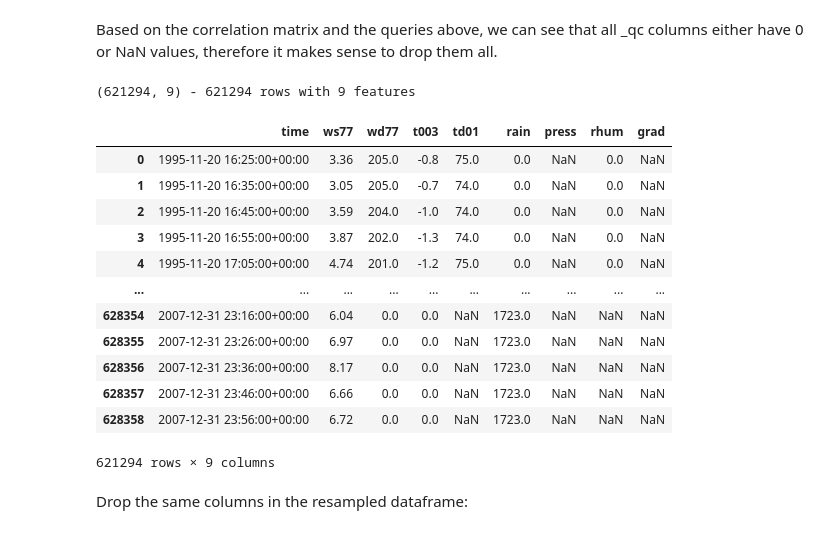
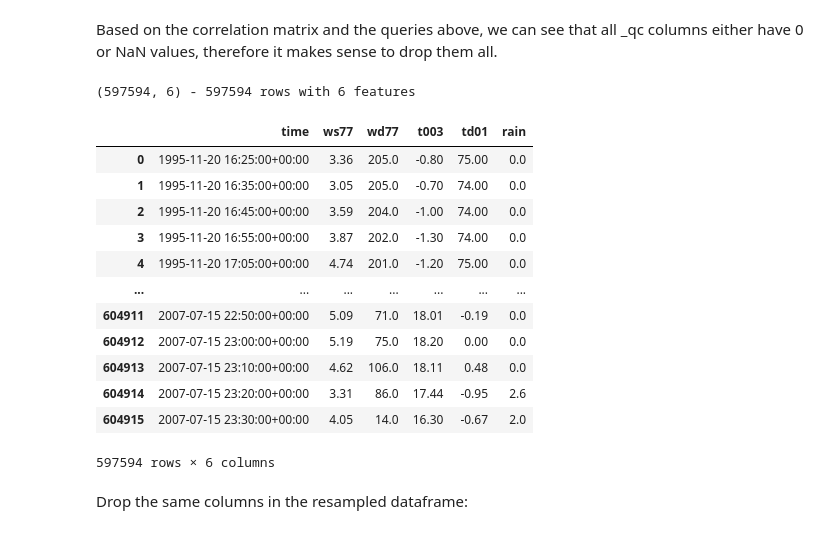
Before and after one commit to maxim-zavidei/viauc-mal1-a23, a Jupyter notebook: assignment3/assignment3-solution.ipynb, the cells around one changed output. Drawn from its saved outputs; the diff is of its cells as text; code cells hidden in the pictures.

```diff
--- a/assignment3/assignment3-solution.ipynb
+++ b/assignment3/assignment3-solution.ipynb
@@ -382,23 +382,24 @@ True
 Based on the correlation matrix and the queries above, we can see that all _qc columns either have 0 or
 NaN values, therefore it makes sense to drop them all.
 # %%
-mast_clean_df = mast_clean_df.drop(columns=['ws77_qc', 'wd77_qc', 't003_qc', 'td01_qc', 'rain_qc', 'press_qc', 'rhum_qc', 'grad_qc'])
+mast_clean_df = mast_clean_df.drop(columns=['ws77_qc', 'wd77_qc', 't003_qc', 'td01_qc', 'rain_qc', 'press_qc', 'rhum_qc', 'grad_qc', 'grad', 'rhum', 'press'])
+mast_clean_df = mast_clean_df.dropna()
 print(mast_clean_df.shape, f"- {mast_clean_df.shape[0]} rows with {mast_clean_df.shape[1]} features")
 mast_clean_df
 # %% [output]
-(621294, 9) - 621294 rows with 9 features
+(597594, 6) - 597594 rows with 6 features
-|  | time | ws77 | wd77 | t003 | td01 | rain | press | rhum | grad |
-| 0 | 1995-11-20 16:25:00+00:00 | 3.36 | 205.0 | -0.8 | 75.0 | 0.0 | NaN | 0.0 | NaN |
-| 1 | 1995-11-20 16:35:00+00:00 | 3.05 | 205.0 | -0.7 | 74.0 | 0.0 | NaN | 0.0 | NaN |
-| 2 | 1995-11-20 16:45:00+00:00 | 3.59 | 204.0 | -1.0 | 74.0 | 0.0 | NaN | 0.0 | NaN |
-| 3 | 1995-11-20 16:55:00+00:00 | 3.87 | 202.0 | -1.3 | 74.0 | 0.0 | NaN | 0.0 | NaN |
-| 4 | 1995-11-20 17:05:00+00:00 | 4.74 | 201.0 | -1.2 | 75.0 | 0.0 | NaN | 0.0 | NaN |
-| ... | ... | ... | ... | ... | ... | ... | ... | ... | ... |
-| 628354 | 2007-12-31 23:16:00+00:00 | 6.04 | 0.0 | 0.0 | NaN | 1723.0 | NaN | NaN | NaN |
-| 628355 | 2007-12-31 23:26:00+00:00 | 6.97 | 0.0 | 0.0 | NaN | 1723.0 | NaN | NaN | NaN |
-| 628356 | 2007-12-31 23:36:00+00:00 | 8.17 | 0.0 | 0.0 | NaN | 1723.0 | NaN | NaN | NaN |
-| 628357 | 2007-12-31 23:46:00+00:00 | 6.66 | 0.0 | 0.0 | NaN | 1723.0 | NaN | NaN | NaN |
-| 628358 | 2007-12-31 23:56:00+00:00 | 6.72 | 0.0 | 0.0 | NaN | 1723.0 | NaN | NaN | NaN |
+|  | time | ws77 | wd77 | t003 | td01 | rain |
+| 0 | 1995-11-20 16:25:00+00:00 | 3.36 | 205.0 | -0.80 | 75.00 | 0.0 |
+| 1 | 1995-11-20 16:35:00+00:00 | 3.05 | 205.0 | -0.70 | 74.00 | 0.0 |
+| 2 | 1995-11-20 16:45:00+00:00 | 3.59 | 204.0 | -1.00 | 74.00 | 0.0 |
+| 3 | 1995-11-20 16:55:00+00:00 | 3.87 | 202.0 | -1.30 | 74.00 | 0.0 |
+| 4 | 1995-11-20 17:05:00+00:00 | 4.74 | 201.0 | -1.20 | 75.00 | 0.0 |
+| ... | ... | ... | ... | ... | ... | ... |
+| 604911 | 2007-07-15 22:50:00+00:00 | 5.09 | 71.0 | 18.01 | -0.19 | 0.0 |
+| 604912 | 2007-07-15 23:00:00+00:00 | 5.19 | 75.0 | 18.20 | 0.00 | 0.0 |
+| 604913 | 2007-07-15 23:10:00+00:00 | 4.62 | 106.0 | 18.11 | 0.48 | 0.0 |
+| 604914 | 2007-07-15 23:20:00+00:00 | 3.31 | 86.0 | 17.44 | -0.95 | 2.6 |
+| 604915 | 2007-07-15 23:30:00+00:00 | 4.05 | 14.0 | 16.30 | -0.67 | 2.0 |
-621294 rows × 9 columns
+597594 rows × 6 columns
 # %% [markdown]
 Drop the same columns in the resampled dataframe:
```
Also changed, not shown: parts of 10 cells of this notebook.
